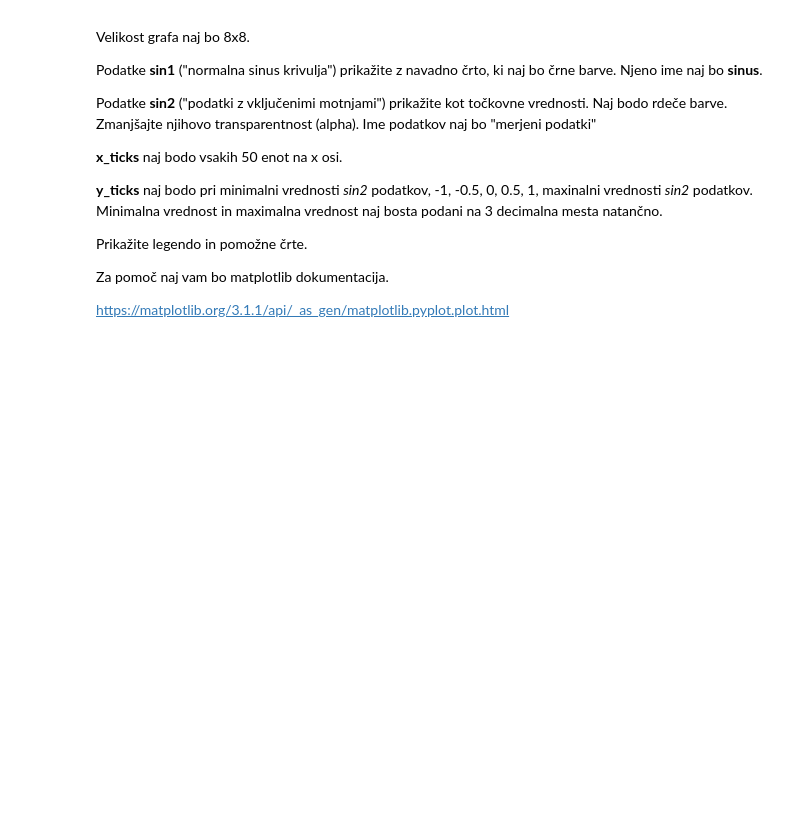
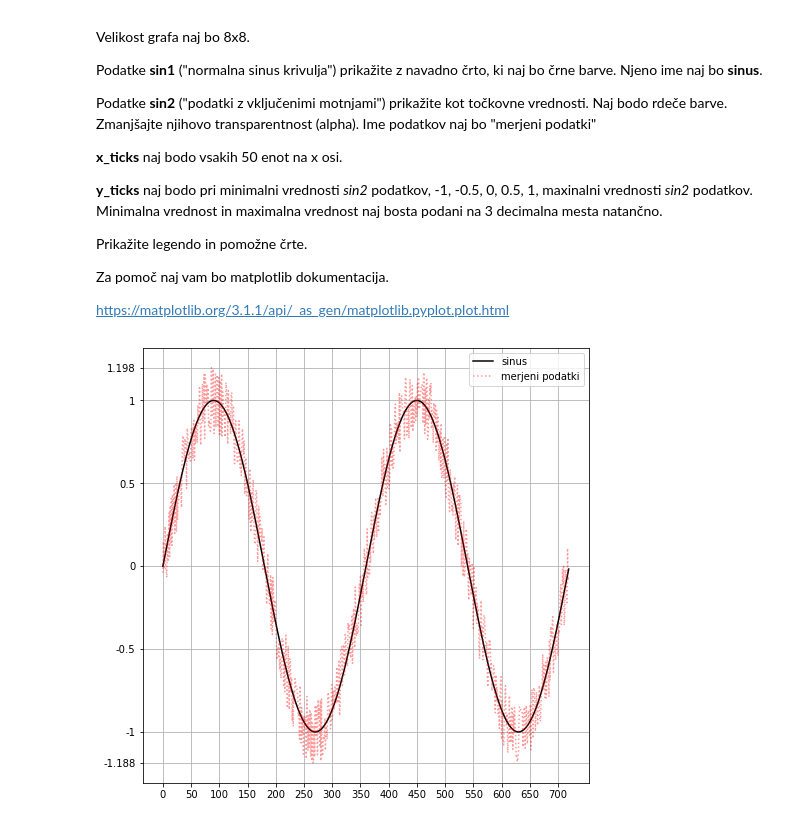
Before and after one commit to icta-tecaji/python-osnovni-public, a Jupyter notebook: Termin_08 -/Matplotlib/Matplotlib.ipynb, the cells around one changed output. Cells and saved outputs as stored; diff of their text form; code cells hidden in the pictures; blank space fills up the shorter version.

```diff
--- a/Termin_08 -/Matplotlib/Matplotlib.ipynb
+++ b/Termin_08 -/Matplotlib/Matplotlib.ipynb
@@ -616,3 +616,41 @@ Prikažite legendo in pomožne črte.
 Za pomoč naj vam bo matplotlib dokumentacija.
 
 https://matplotlib.org/3.1.1/api/_as_gen/matplotlib.pyplot.plot.html
+# %%
+import random
+import math
+import matplotlib.pyplot as plt
+
+x = [(deg) for deg in range(0, 2*360)]
+sin1 = [math.sin(math.radians(i)) for i in x]
+sin2 = [i+(random.randint(-20,20)/100) for i in sin1]
+
+
+
+
+fig = plt.figure(figsize=(8,8))
+
+
+plt.plot(x, sin1, color="black", label="sinus")
+plt.plot(x, sin2, linestyle="dotted", color="red", label="merjeni podatki", alpha=0.4)
+
+
+x_ticks = x[::50]
+x_ticks_notation = x_ticks
+plt.xticks(x_ticks, x_ticks_notation)
+
+y_ticks = [-1, -0.5, 0, 0.5, 1]
+y_ticks.append(max(sin2))
+y_ticks.append(min(sin2))
+
+y_ticks_notation = ["-1", "-0.5", "0", "0.5", "1", f"{max(sin2):.3f}", f"{min(sin2):.3f}"]
+
+plt.yticks(y_ticks, y_ticks_notation)
+
+plt.legend()
+
+plt.grid()
+
+plt.show()
+# %% [output]
+[figure, added]
```
Also changed, not shown: 9 other files.
